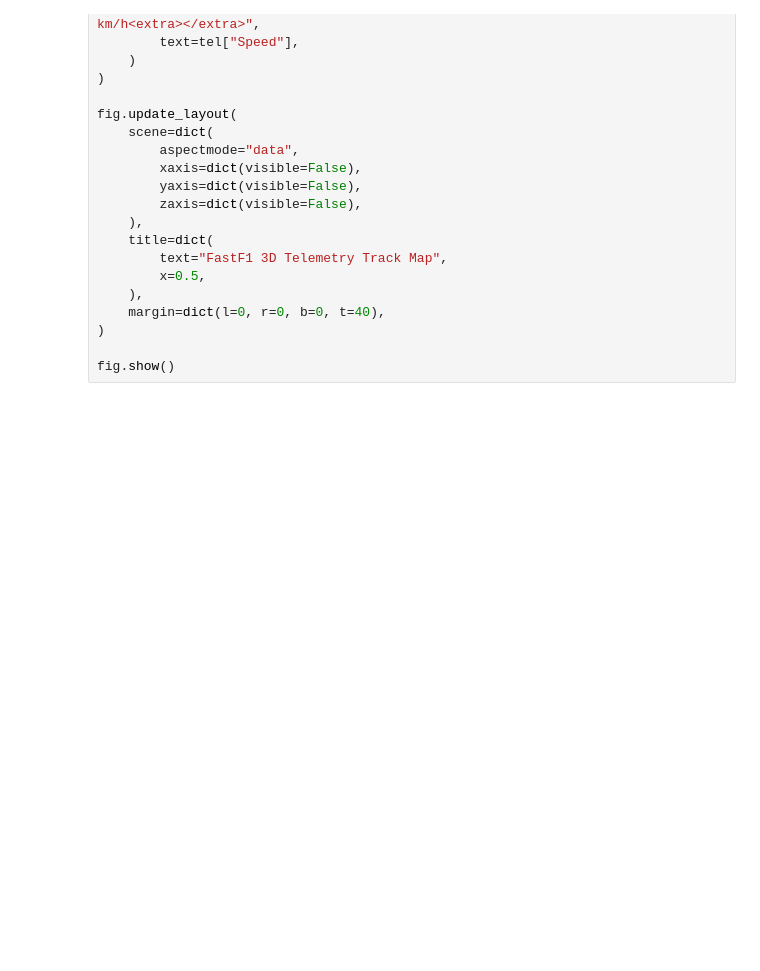
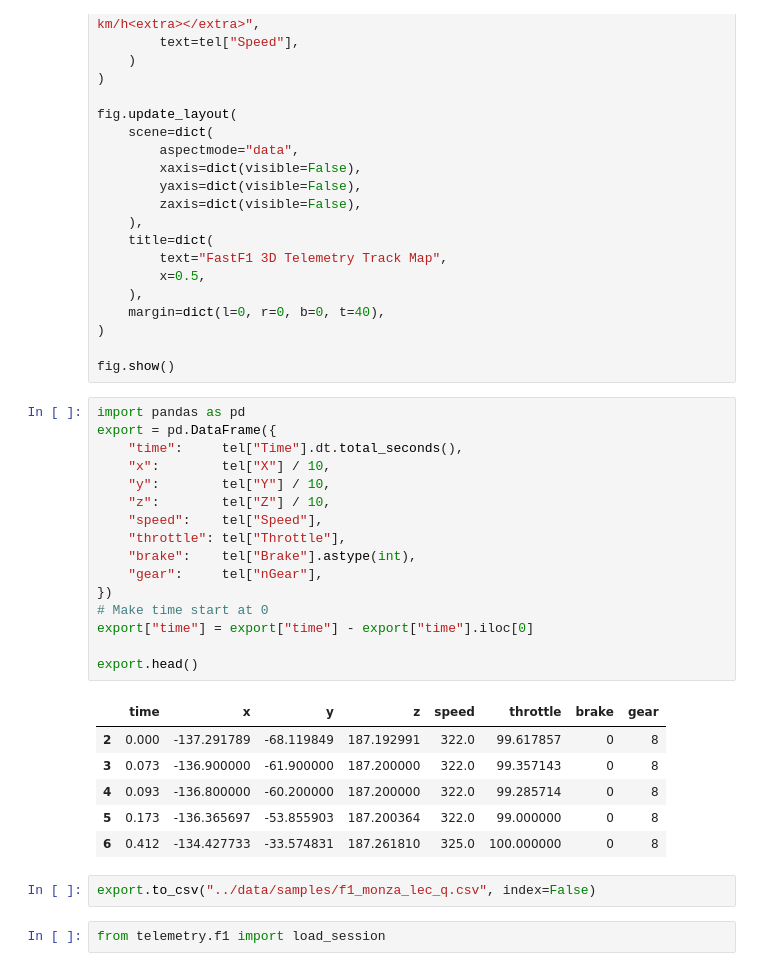
Before and after one commit to vhittuvalli/telemetry-platform, a Jupyter notebook: notebooks/explore_f1.ipynb, the cells around one changed output. Drawn from its saved outputs; the diff is of its cells as text; blank space fills up the shorter version.

```diff
--- a/notebooks/explore_f1.ipynb
+++ b/notebooks/explore_f1.ipynb
@@ -93,3 +93,30 @@ fig.update_layout(
 )
 
 fig.show()
+# %%
+import pandas as pd
+export = pd.DataFrame({
+    "time":     tel["Time"].dt.total_seconds(),
+    "x":        tel["X"] / 10,
+    "y":        tel["Y"] / 10,
+    "z":        tel["Z"] / 10,
+    "speed":    tel["Speed"],
+    "throttle": tel["Throttle"],
+    "brake":    tel["Brake"].astype(int),
+    "gear":     tel["nGear"],
+})
+# Make time start at 0
+export["time"] = export["time"] - export["time"].iloc[0]
+
+export.head()
+# %% [output]
+|  | time | x | y | z | speed | throttle | brake | gear |
+| 2 | 0.000 | -137.291789 | -68.119849 | 187.192991 | 322.0 | 99.617857 | 0 | 8 |
+| 3 | 0.073 | -136.900000 | -61.900000 | 187.200000 | 322.0 | 99.357143 | 0 | 8 |
+| 4 | 0.093 | -136.800000 | -60.200000 | 187.200000 | 322.0 | 99.285714 | 0 | 8 |
+| 5 | 0.173 | -136.365697 | -53.855903 | 187.200364 | 322.0 | 99.000000 | 0 | 8 |
+| 6 | 0.412 | -134.427733 | -33.574831 | 187.261810 | 325.0 | 100.000000 | 0 | 8 |
+# %%
+export.to_csv("../data/samples/f1_monza_lec_q.csv", index=False)
+# %%
+from telemetry.f1 import load_session
```
Also changed, not shown: 4 other files.
